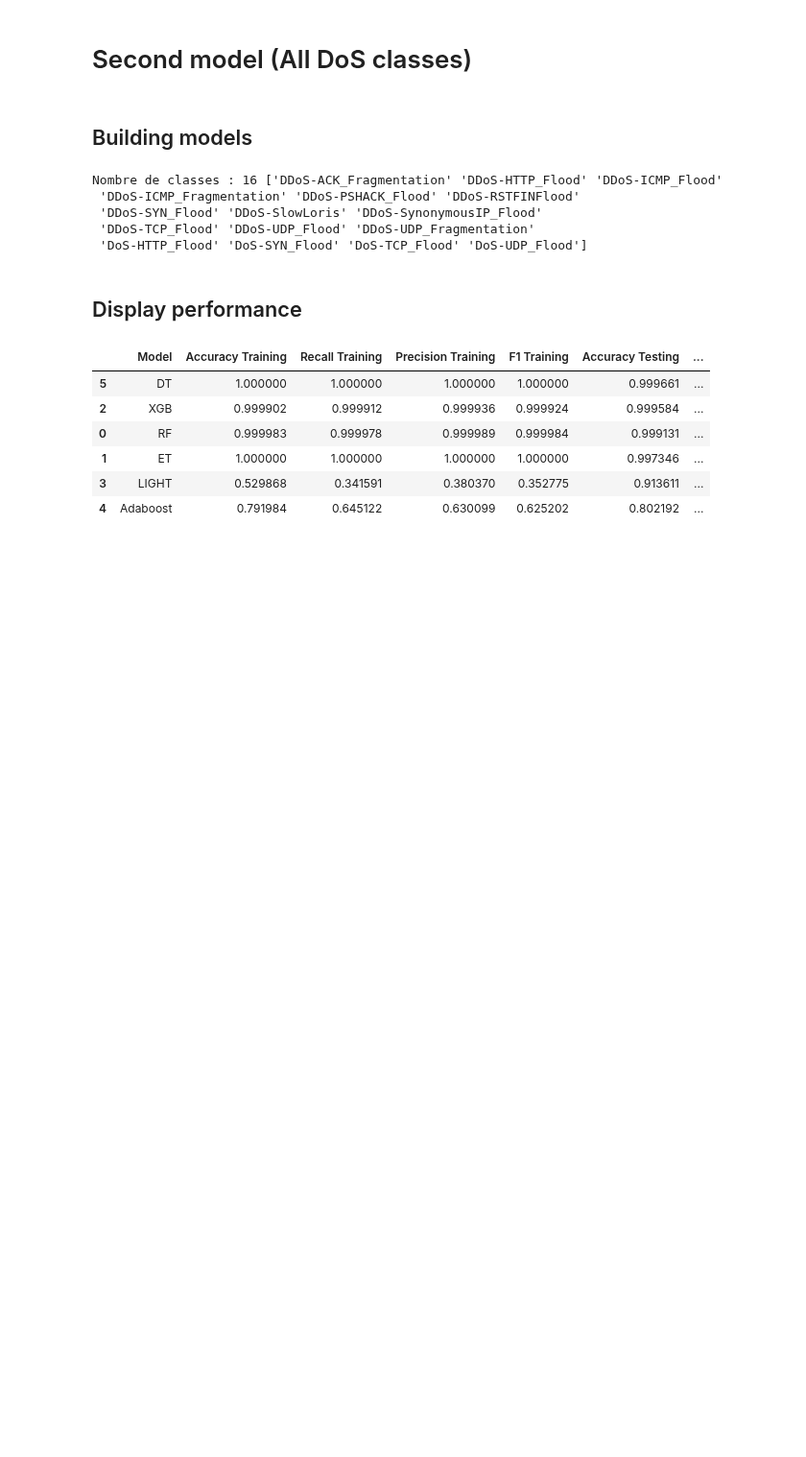
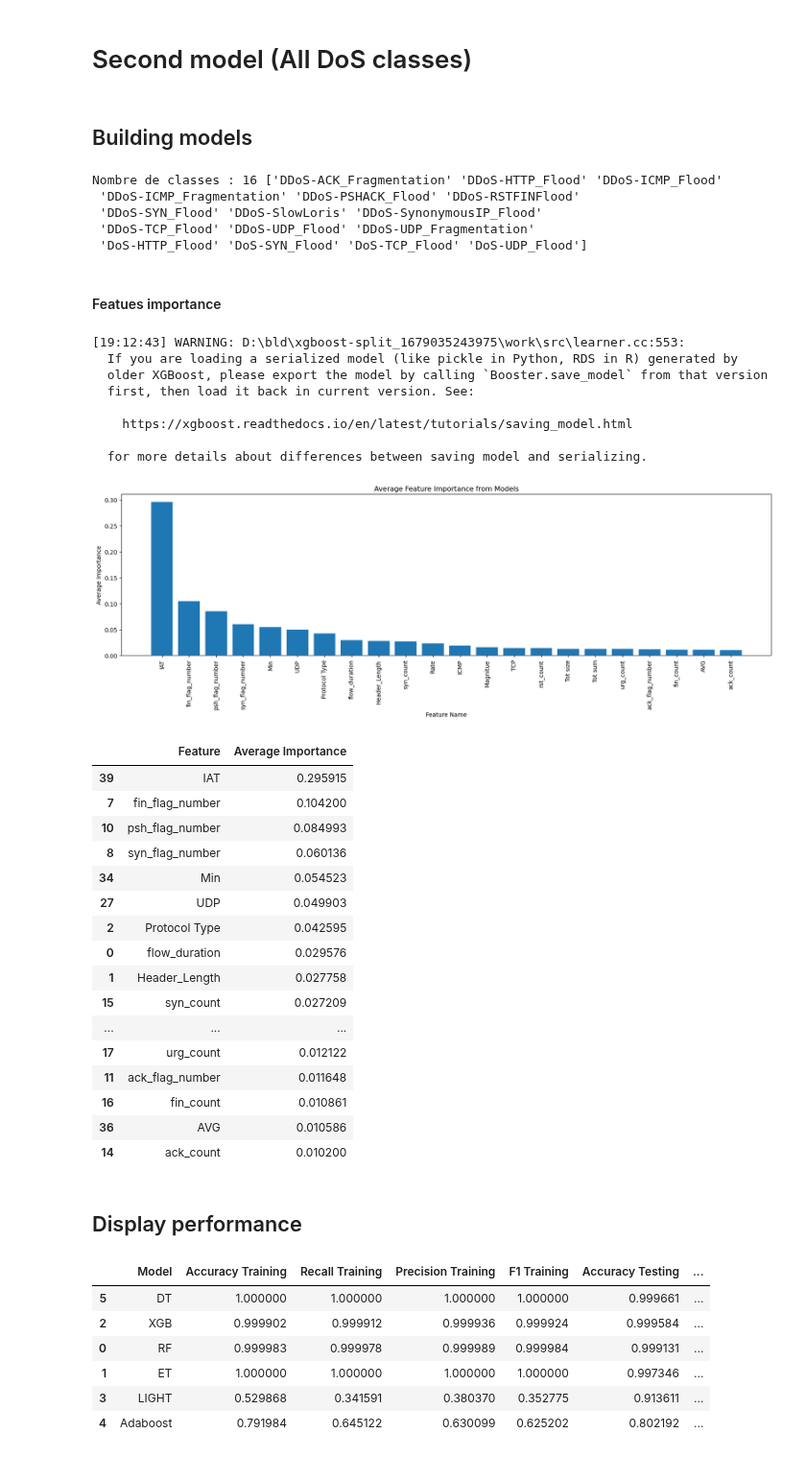
Before and after one commit to mcrayssac/CIC_IoT_Cyber_Attacks, a Jupyter notebook: DoS_system_2_models.ipynb, the cells around one changed output. Shown at 96% size. Saved outputs shown, nothing was run; the diff lists cells and outputs as text; code cells hidden in the pictures; blank space fills up the shorter version.

```diff
--- a/DoS_system_2_models.ipynb
+++ b/DoS_system_2_models.ipynb
@@ -321,6 +351,45 @@ Nombre de classes : 16 ['DDoS-ACK_Fragmentation' 'DDoS-HTTP_Flood' 'DDoS-ICMP_Fl
  'DDoS-SYN_Flood' 'DDoS-SlowLoris' 'DDoS-SynonymousIP_Flood'
  'DDoS-TCP_Flood' 'DDoS-UDP_Flood' 'DDoS-UDP_Fragmentation'
  'DoS-HTTP_Flood' 'DoS-SYN_Flood' 'DoS-TCP_Flood' 'DoS-UDP_Flood']
+# %% [markdown]
+#### Featues importance
+# %%
+# Import encoder and get all features
+encoder = get_encoder(model_path_all_classes, "Please, build models first")
+
+simpleModelsDef = model_dict_refactor_with_load_model(simpleModelsDef, model_path_all_classes)
+
+# Get feature importance
+average_importance_df = calculate_and_plot_feature_importance(simpleModelsDef, train_sets, X_columns, z_column, X_columns, file_path, fitted_models=True, filter_bool=False, scaler=scaler, encoder=encoder)
+average_importance_df.to_csv('.\\resultats\\DoS_2_models\\All_classes\\feature_importance.csv', index=False)
+average_importance_df.head(average_importance_df.size)
+# %% [output]
+[19:12:43] WARNING: D:\bld\xgboost-split_1679035243975\work\src\learner.cc:553:
+  If you are loading a serialized model (like pickle in Python, RDS in R) generated by
+  older XGBoost, please export the model by calling `Booster.save_model` from that version
+  first, then load it back in current version. See:
+
+    https://xgboost.readthedocs.io/en/latest/tutorials/saving_model.html
+
+  for more details about differences between saving model and serializing.
+[figure, added]
+|  | Feature | Average Importance |
+| 39 | IAT | 0.295915 |
+| 7 | fin_flag_number | 0.104200 |
+| 10 | psh_flag_number | 0.084993 |
+| 8 | syn_flag_number | 0.060136 |
+| 34 | Min | 0.054523 |
+| 27 | UDP | 0.049903 |
+| 2 | Protocol Type | 0.042595 |
+| 0 | flow_duration | 0.029576 |
+| 1 | Header_Length | 0.027758 |
+| 15 | syn_count | 0.027209 |
+| ... | ... | ... |
+| 17 | urg_count | 0.012122 |
+| 11 | ack_flag_number | 0.011648 |
+| 16 | fin_count | 0.010861 |
+| 36 | AVG | 0.010586 |
+| 14 | ack_count | 0.010200 |
 # %% [markdown]
 ## Display performance
 # %%
```
Also changed, not shown: parts of 2 cells of this notebook, 10 other files.
